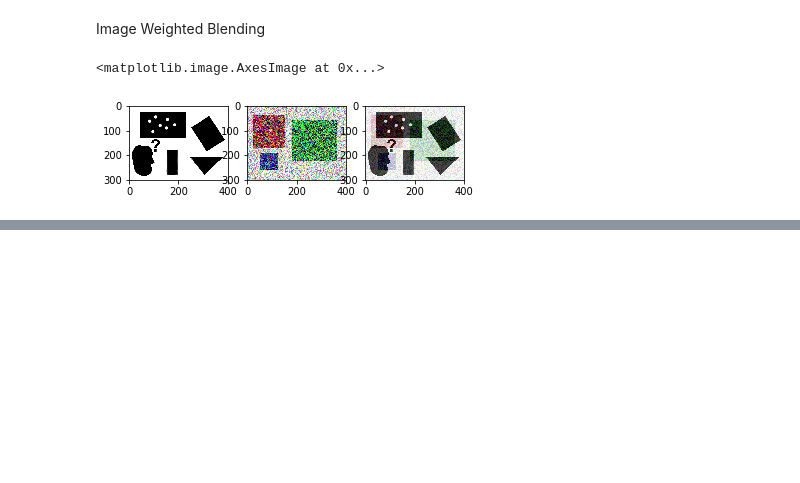
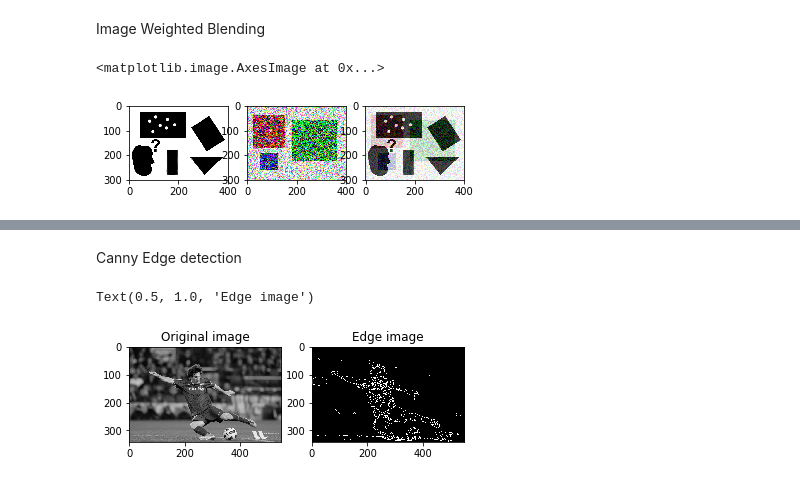
Before and after one commit to nagendraputhane/OpenCV, a Jupyter notebook: OpenCV_101.ipynb, the cells around one changed output, grey strips where cells are left out. Cells and saved outputs as stored; diff of their text form; code cells hidden in the pictures; blank space fills up the shorter version.

```diff
--- a/OpenCV_101.ipynb
+++ b/OpenCV_101.ipynb
@@ -184,0 +232,16 @@ imshow(dst)
+# %% [markdown]
+Canny Edge detection
+# %%
+img = cv2.imread('messi5.jpg', 0)# the 0 parameter converts the image to grayscale
+edge = cv2.Canny(img, 100, 200)
+
+figure()
+subplot(121)
+imshow(img, cmap = 'gray')
+title('Original image')
+subplot(122)
+imshow(edge, cmap = 'gray')
+title('Edge image')
+# %% [output]
+Text(0.5, 1.0, 'Edge image')
+[figure, added]
```
Also changed, not shown: parts of 9 cells of this notebook.
